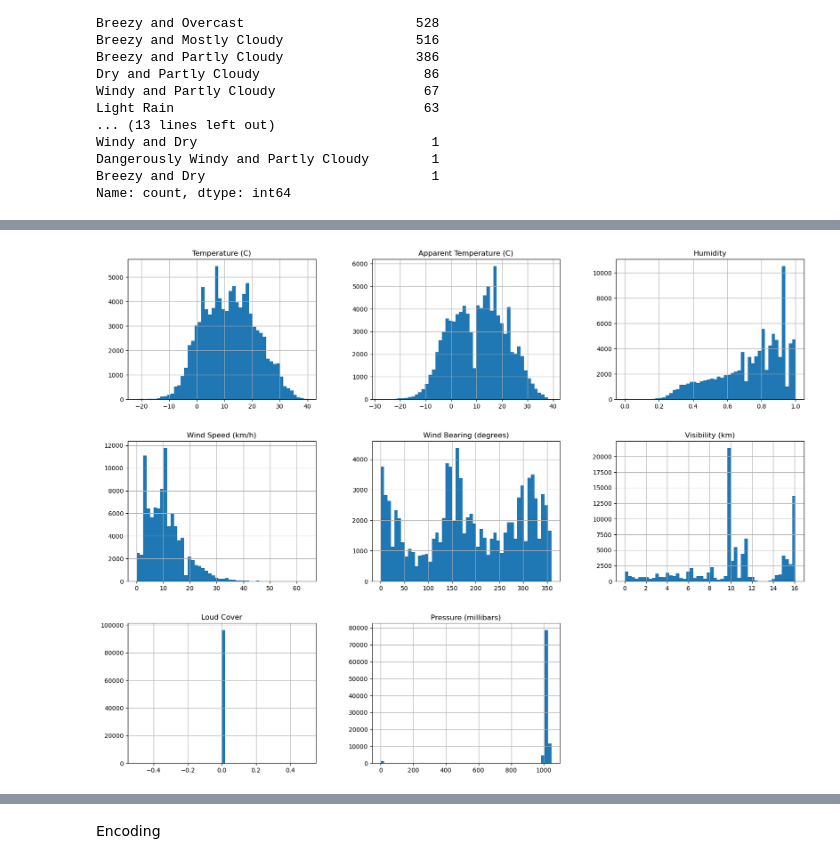
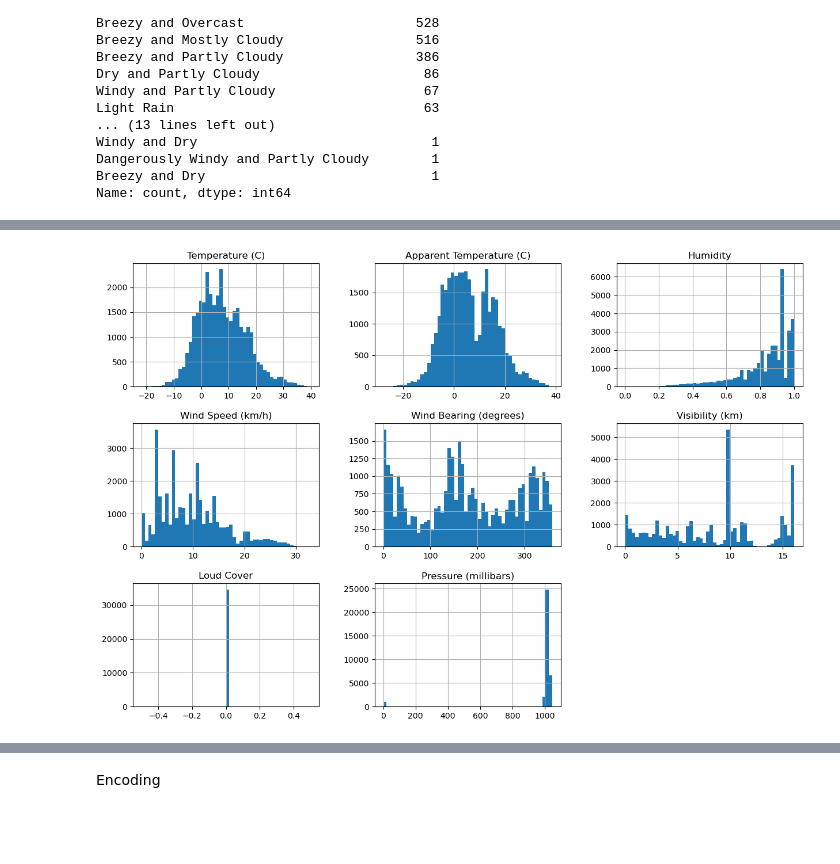
Before and after one commit to USMAN-FAIZYAB-KHAN/ML-CEP, a Jupyter notebook: CS22076.ipynb, the cells around one changed output, grey strips where cells are left out. Cells and saved outputs as stored; diff of their text form; code cells hidden in the pictures; blank space fills up the shorter version.

```diff
--- a/CS22076.ipynb
+++ b/CS22076.ipynb
@@ -233,0 +235,13 @@ Name: Temperature (C), dtype: float64
+# %%
+# For better performance of the model, we will use only three classes
+selected_classes = ['Overcast', 'Clear', 'Foggy']
+weather_dataset = weather_dataset[weather_dataset['Summary'].isin(selected_classes)]
+
+print(weather_dataset.info())
+
+# Display the distribution of the selected classes
+plt.figure(figsize=(5, 3))
+plt.pie(weather_dataset['Summary'].value_counts(), labels=weather_dataset['Summary'].value_counts().index, autopct='%1.1f%%', startangle=90)
+plt.show()
+
+# We selected Overcast, Clear, and Foggy as they are the most frequent and relatively balanced distinct weather conditions.
@@ -234,7 +270,8 @@ Name: Temperature (C), dtype: float64
 # %%
+# Display the distribution for each attribute
 %matplotlib inline
 import matplotlib.pyplot as plt
-weather_dataset.hist(bins=50, figsize=(20,15))
+weather_dataset.hist(bins=50, figsize=(15,10))
 plt.show()
 # %% [output]
-[figure, old version]
+[figure, new version]
```
Also changed, not shown: parts of 21 cells of this notebook.
